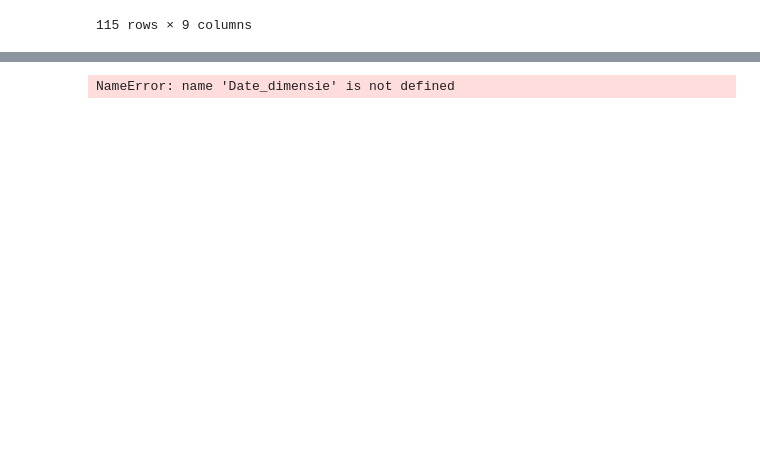
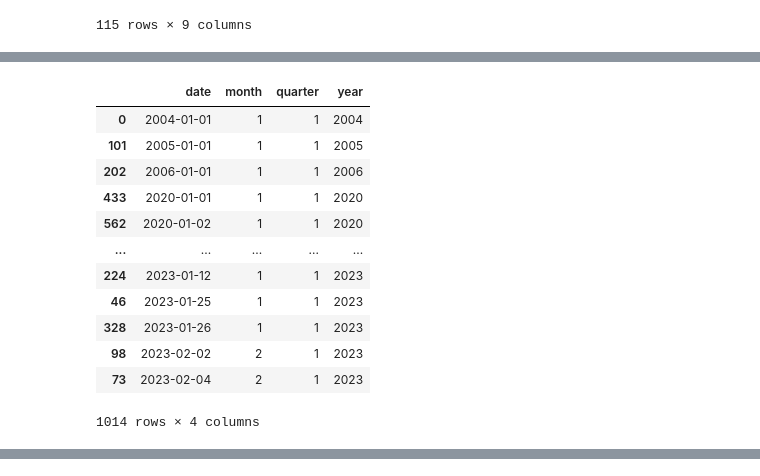
Before and after one commit to troykort/DaD, a Jupyter notebook: Practicum_5.1_Opdracht/Practicum_5.1_Opdracht.ipynb, the cells around one changed output, grey strips where cells are left out. Cells and saved outputs as stored; diff of their text form; code cells hidden in the pictures; blank space fills up the shorter version.

Commit message:
date

```diff
--- a/Practicum_5.1_Opdracht/Practicum_5.1_Opdracht.ipynb
+++ b/Practicum_5.1_Opdracht/Practicum_5.1_Opdracht.ipynb
@@ -167,0 +158,14 @@ Name: ORDER_DATE, Length: 914, dtype: object
+# %%
+date_dimensie = order_header['ORDER_DATE'].drop_duplicates()
+
+product_forecast = product_forecast.rename(columns={'INTRODUCTION_DATE': 'date'})
+product_forecast['date'] = pd.to_datetime(product_forecast['YEAR'].astype(str) + '-' + product_forecast['MONTH'].astype(str) + '-01').dt.date
+product_forecast_date = product_forecast['date']
+
+satisfaction = satisfaction.rename(columns={'YEAR': 'date'})
+satisfaction['date'] = pd.to_datetime(satisfaction['date'].astype(str) + '-01-01').dt.date
+satisfaction_date = satisfaction['date'].drop_duplicates()
+
+inventory_levels = inventory_levels.rename(columns={'INVENTORY_YEAR': 'date'})
+inventory_levels['date'] = pd.to_datetime( inventory_levels['date'].astype(str)+'-'+inventory_levels['INVENTORY_MONTH'].astype(str)+'-01').dt.date
+inventory_levels_date =  inventory_levels['date'].drop_duplicates()
@@ -167,0 +174,4 @@ Name: ORDER_DATE, Length: 914, dtype: object
+# %%
+returned_item['RETURN_DATE'] = pd.to_datetime(returned_item['RETURN_DATE'], format='%d-%m-%Y %H:%M:%S')
+returned_item_date = returned_item['RETURN_DATE'].dt.date
+returned_item_date
@@ -168,3 +191,43 @@ Name: ORDER_DATE, Length: 914, dtype: object
+# %%
+date_dimensie = pd.to_datetime(date_dimensie).dt.date
+product_forecast_date = pd.to_datetime(product_forecast_date).dt.date
+satisfaction_date = pd.to_datetime(satisfaction_date).dt.date
+inventory_levels_date = pd.to_datetime(inventory_levels_date).dt.date
+returned_item_date = pd.to_datetime(returned_item_date).dt.date
+
+all_dates = pd.concat([
+    date_dimensie,
+    product_forecast_date,
+    satisfaction_date,
+    inventory_levels_date,
+    returned_item_date
+])
+
+all_dates_unique = all_dates.drop_duplicates().sort_values()
+
+all_dates_df = all_dates_unique.to_frame(name='date')
+
+all_dates_df['date'] = pd.to_datetime(all_dates_df['date'])
+
+all_dates_df['month'] = all_dates_df['date'].dt.month
+all_dates_df['quarter'] = all_dates_df['date'].dt.quarter
+all_dates_df['year'] = all_dates_df['date'].dt.year
+
+all_dates_df
+# %% [output]
+|  | date | month | quarter | year |
+| 0 | 2004-01-01 | 1 | 1 | 2004 |
+| 101 | 2005-01-01 | 1 | 1 | 2005 |
+| 202 | 2006-01-01 | 1 | 1 | 2006 |
+| 433 | 2020-01-01 | 1 | 1 | 2020 |
+| 562 | 2020-01-02 | 1 | 1 | 2020 |
+| ... | ... | ... | ... | ... |
+| 224 | 2023-01-12 | 1 | 1 | 2023 |
+| 46 | 2023-01-25 | 1 | 1 | 2023 |
+| 328 | 2023-01-26 | 1 | 1 | 2023 |
+| 98 | 2023-02-02 | 2 | 1 | 2023 |
+| 73 | 2023-02-04 | 2 | 1 | 2023 |
+1014 rows × 4 columns
 # %%
 order = pd.merge(order_details,order_header,left_on='ORDER_NUMBER',how='left',right_on='ORDER_NUMBER')
 order_fact = order[['ORDER_NUMBER','ORDER_DETAIL_CODE','QUANTITY','UNIT_COST','UNIT_PRICE','UNIT_SALE_PRICE','PRODUCT_NUMBER','RETAILER_SITE_CODE','SALES_STAFF_CODE','ORDER_DATE']]
@@ -184,17 +247,23 @@ order_fact
 | 43062 | 8440 | 99999 | 22 | 16.1 | 22.54 | 22.54 | 96 | ... |
 43063 rows × 10 columns
 # %%
-for index, row in Date_dimensie.iterrows():
+date_export_cursor = export_conn.cursor()
+
+for index, row in all_dates_df.iterrows():
     try:
-        query = f"INSERT INTO DATE VALUES ({row['DATE_date']}, '{row['DATE_MONTH_nr']}', '{row['DATE_QUARTER_nr']}', '{row['DATE_YEAR_nr']}');"
-        export_cursor.execute(query)
-    except pyodbc.Error:
+        query = f"""
+        INSERT INTO DATE
+        (DATE_date, DATE_MONTH_nr, DATE_QUARTER_nr, DATE_YEAR_nr)
+        VALUES
+        ('{row['date']}', {row['month']}, {row['quarter']}, {row['year']});
+        """
+        date_export_cursor.execute(query)
+    except pyodbc.Error as e:
+        print("An error occurred:", e)
         print(query)
 
 export_conn.commit()
-export_cursor.close()
+date_export_cursor.close()
-# %% [output]
-NameError: name 'Date_dimensie' is not defined
 # %%
 export_cursor = export_conn.cursor()
 
```
Also changed, not shown: parts of 6 cells of this notebook.
